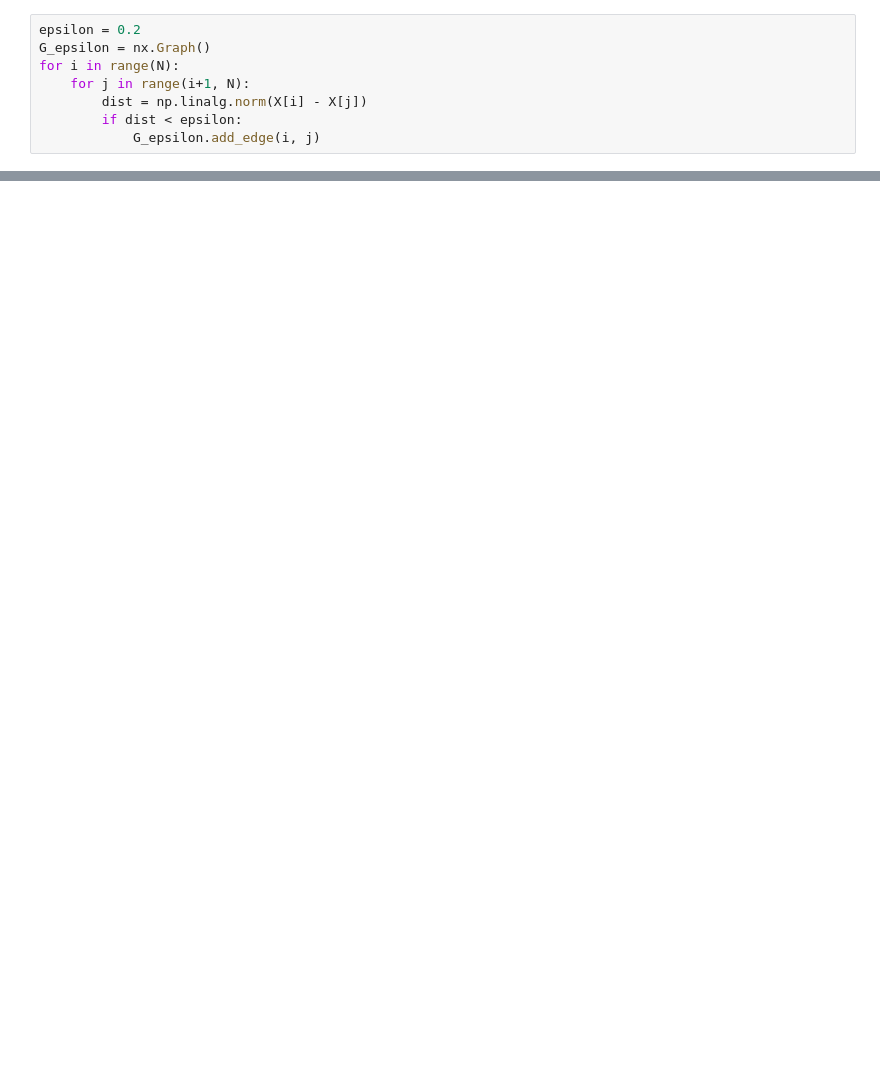
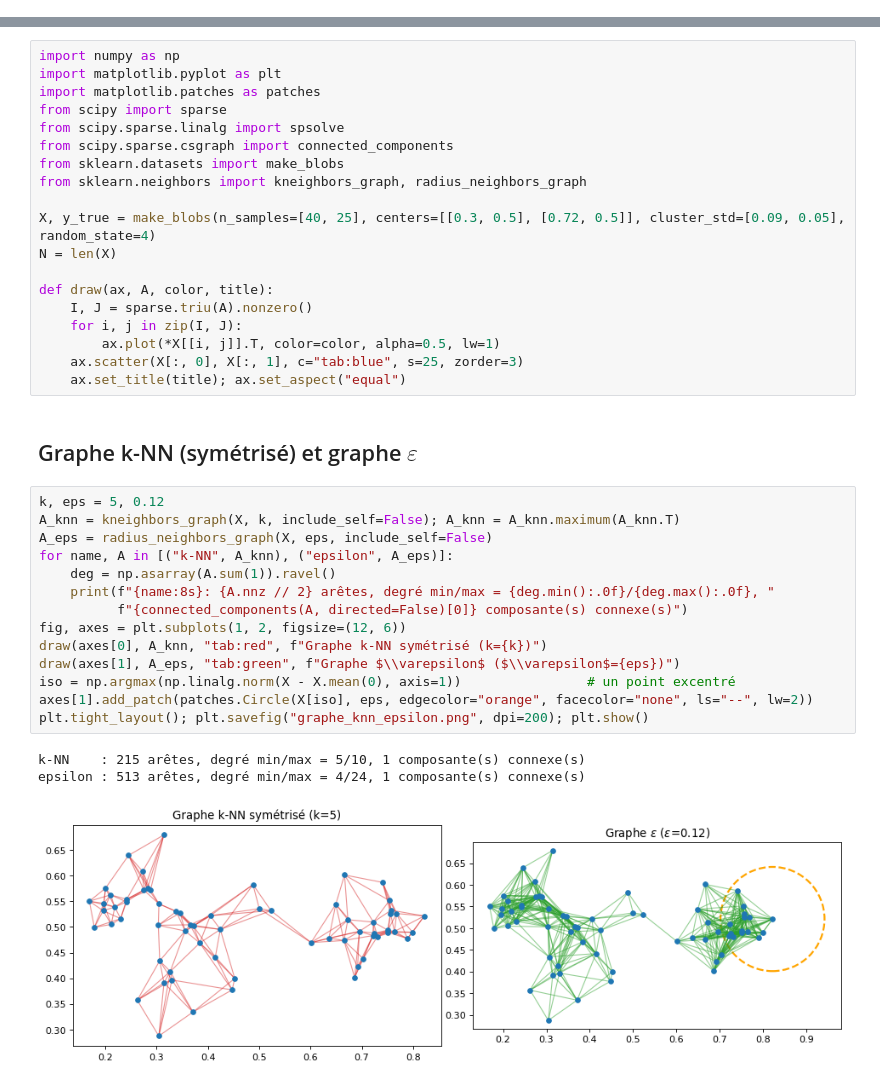
Before and after one commit to youssef-mesri/TR-Data-Soph.IA, a Jupyter notebook: labs/graphe_knn_epsilon.ipynb, the cells around one changed output, grey strips where cells are left out. Cells and saved outputs as stored; diff of their text form; blank space fills up the shorter version.

```diff
--- a/labs/graphe_knn_epsilon.ipynb
+++ b/labs/graphe_knn_epsilon.ipynb
@@ -59,8 +0,0 @@ Connectons les points dont la distance est inférieure à un seuil epsilon.
-# %%
-epsilon = 0.2
-G_epsilon = nx.Graph()
-for i in range(N):
-    for j in range(i+1, N):
-        dist = np.linalg.norm(X[i] - X[j])
-        if dist < epsilon:
-            G_epsilon.add_edge(i, j)
@@ -285,0 +5,39 @@ plt.show()
+# %%
+import numpy as np
+import matplotlib.pyplot as plt
+import matplotlib.patches as patches
+from scipy import sparse
+from scipy.sparse.linalg import spsolve
+from scipy.sparse.csgraph import connected_components
+from sklearn.datasets import make_blobs
+from sklearn.neighbors import kneighbors_graph, radius_neighbors_graph
+
+X, y_true = make_blobs(n_samples=[40, 25], centers=[[0.3, 0.5], [0.72, 0.5]], cluster_std=[0.09, 0.05], random_state=4)
+N = len(X)
+
+def draw(ax, A, color, title):
+    I, J = sparse.triu(A).nonzero()
+    for i, j in zip(I, J):
+        ax.plot(*X[[i, j]].T, color=color, alpha=0.5, lw=1)
+    ax.scatter(X[:, 0], X[:, 1], c="tab:blue", s=25, zorder=3)
+    ax.set_title(title); ax.set_aspect("equal")
+# %% [markdown]
+## Graphe k-NN (symétrisé) et graphe $\varepsilon$
+# %%
+k, eps = 5, 0.12
+A_knn = kneighbors_graph(X, k, include_self=False); A_knn = A_knn.maximum(A_knn.T)
+A_eps = radius_neighbors_graph(X, eps, include_self=False)
+for name, A in [("k-NN", A_knn), ("epsilon", A_eps)]:
+    deg = np.asarray(A.sum(1)).ravel()
+    print(f"{name:8s}: {A.nnz // 2} arêtes, degré min/max = {deg.min():.0f}/{deg.max():.0f}, "
+          f"{connected_components(A, directed=False)[0]} composante(s) connexe(s)")
+fig, axes = plt.subplots(1, 2, figsize=(12, 6))
+draw(axes[0], A_knn, "tab:red", f"Graphe k-NN symétrisé (k={k})")
+draw(axes[1], A_eps, "tab:green", f"Graphe $\\varepsilon$ ($\\varepsilon$={eps})")
+iso = np.argmax(np.linalg.norm(X - X.mean(0), axis=1))                # un point excentré
+axes[1].add_patch(patches.Circle(X[iso], eps, edgecolor="orange", facecolor="none", ls="--", lw=2))
+plt.tight_layout(); plt.savefig("graphe_knn_epsilon.png", dpi=200); plt.show()
+# %% [output]
+k-NN    : 215 arêtes, degré min/max = 5/10, 1 composante(s) connexe(s)
+epsilon : 513 arêtes, degré min/max = 4/24, 1 composante(s) connexe(s)
+[figure, added]
```
Also changed, not shown: parts of 26 cells of this notebook, 15 other files.
